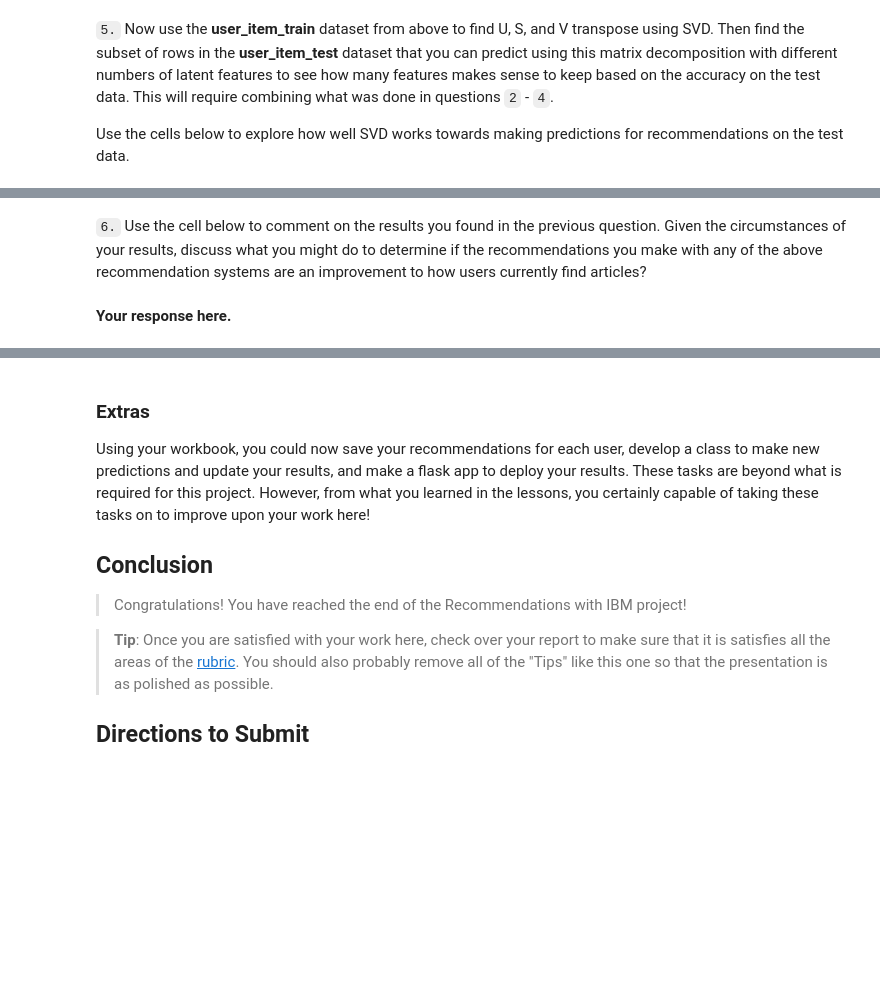
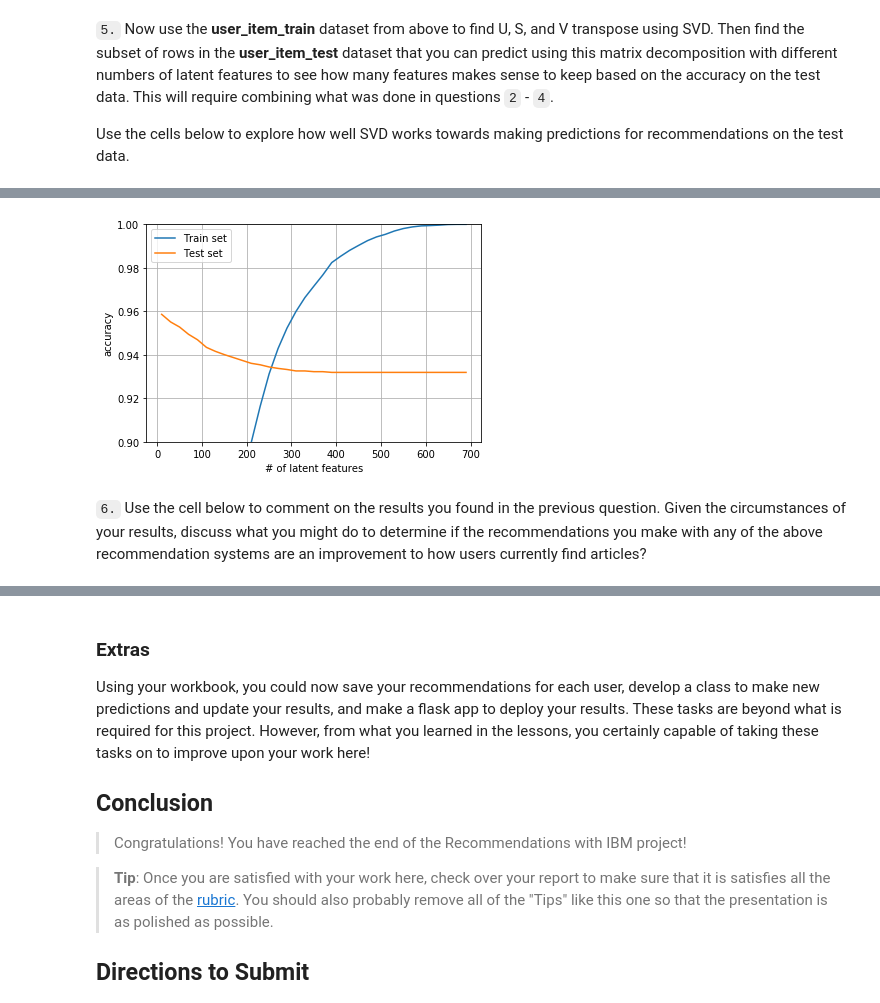
Before and after one commit to Evaggelou/Recommendation-with-IBM, a Jupyter notebook: Recommendations_with_IBM.ipynb, the cells around one changed output, grey strips where cells are left out. Saved outputs shown, nothing was run; the diff lists cells and outputs as text; code cells hidden in the pictures; blank space fills up the shorter version.

```diff
--- a/Recommendations_with_IBM.ipynb
+++ b/Recommendations_with_IBM.ipynb
@@ -785,4 +830,14 @@ u_train, s_train, vt_train = np.linalg.svd(user_item_train, full_matrices=False)
+# %%
+plt.figure()
+plt.plot(num_latent_feats, 1 - np.array(train_sum_errs)/df_train.shape[0], label='Train set')
+plt.plot(num_latent_feats, 1 - np.array(test_sum_errs)/df_test.shape[0], label='Test set')
+plt.legend()
+plt.xlabel('# of latent features')
+plt.ylabel('accuracy')
+plt.grid(b=True)
+plt.ylim(0.9,1)
+plt.show()
+# %% [output]
+[figure, added]
 # %% [markdown]
 `6.` Use the cell below to comment on the results you found in the previous question. Given the circumstances of your results, discuss what you might do to determine if the recommendations you make with any of the above recommendation systems are an improvement to how users currently find articles?
-# %% [markdown]
-**Your response here.**
```
Also changed, not shown: parts of 8 cells of this notebook.
